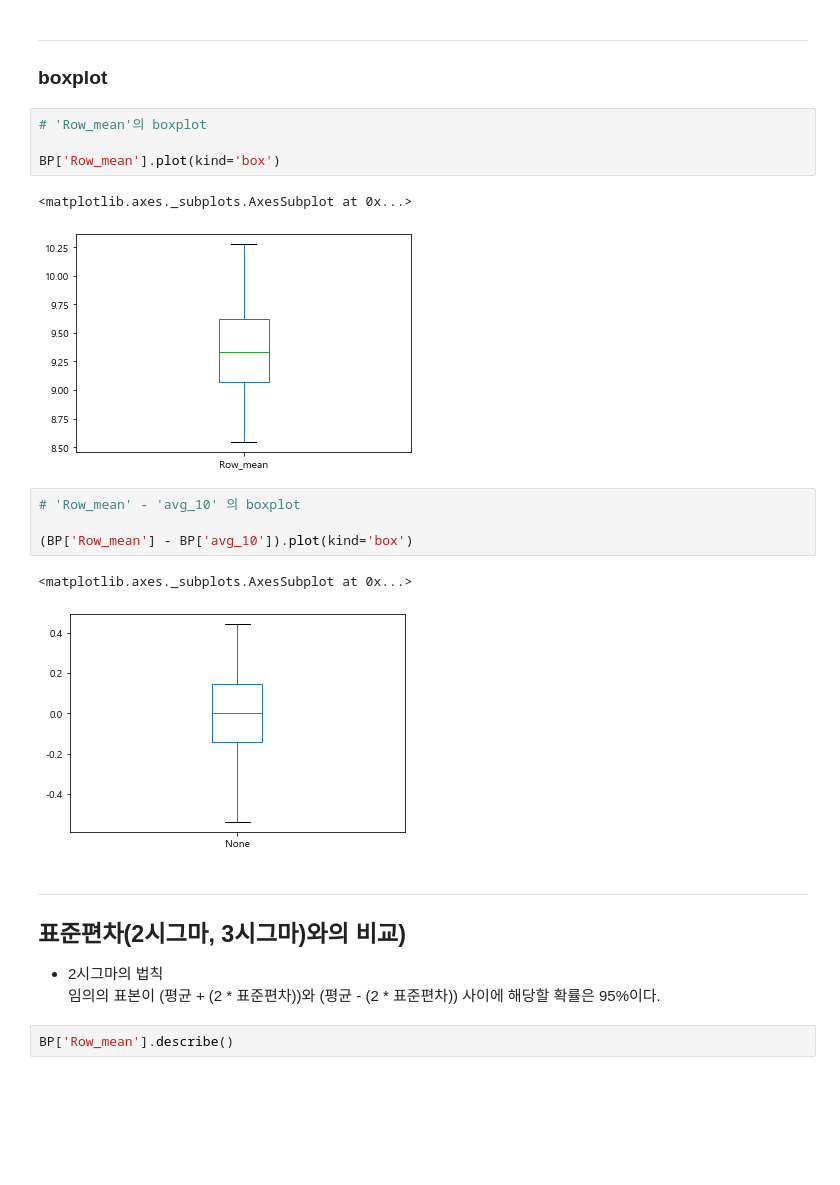
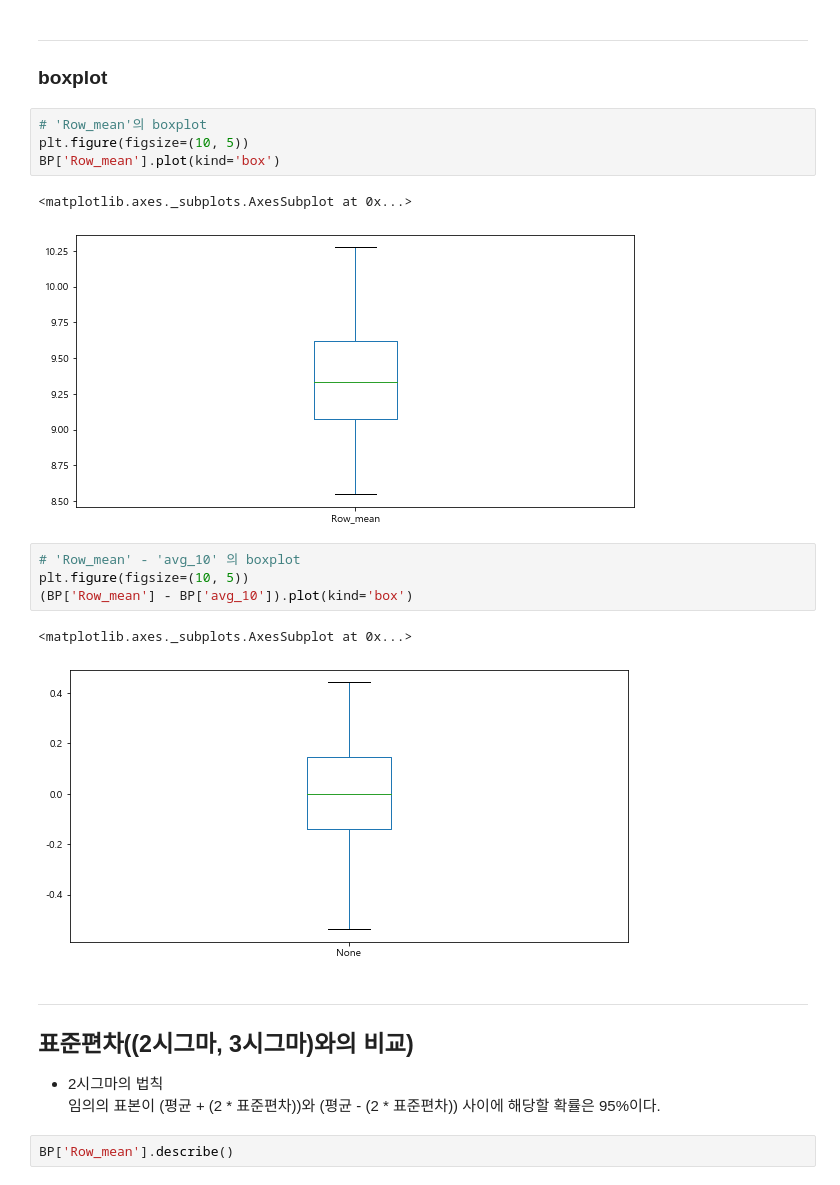
Before and after one commit to kdy7710/Bigdata_Team_Project, a Jupyter notebook: 뷰티인플루언서 영향력 유튜브/Beauty_Analytics.ipynb, the cells around one changed output. Drawn from its saved outputs; the diff is of its cells as text; blank space fills up the shorter version.

```diff
--- a/뷰티인플루언서 영향력 유튜브/Beauty_Analytics.ipynb
+++ b/뷰티인플루언서 영향력 유튜브/Beauty_Analytics.ipynb
@@ -870,21 +866,21 @@ KDE가 높음
 ### boxplot
 # %%
 # 'Row_mean'의 boxplot
-
+plt.figure(figsize=(10, 5))
 BP['Row_mean'].plot(kind='box')
 # %% [output]
 <matplotlib.axes._subplots.AxesSubplot at 0x...>
-[figure, old version]
+[figure, new version]
 # %%
 # 'Row_mean' - 'avg_10' 의 boxplot
-
+plt.figure(figsize=(10, 5))
 (BP['Row_mean'] - BP['avg_10']).plot(kind='box')
 # %% [output]
 <matplotlib.axes._subplots.AxesSubplot at 0x...>
-[figure, old version]
+[figure, new version]
 # %% [markdown]
 ---
-## 표준편차(2시그마, 3시그마)와의 비교)
+## 표준편차((2시그마, 3시그마)와의 비교)
 * 2시그마의 법칙
 임의의 표본이 (평균 + (2 \* 표준편차))와 (평균 - (2 \* 표준편차)) 사이에 해당할 확률은 95%이다.
 # %%
```
Also changed, not shown: parts of 17 cells of this notebook.
